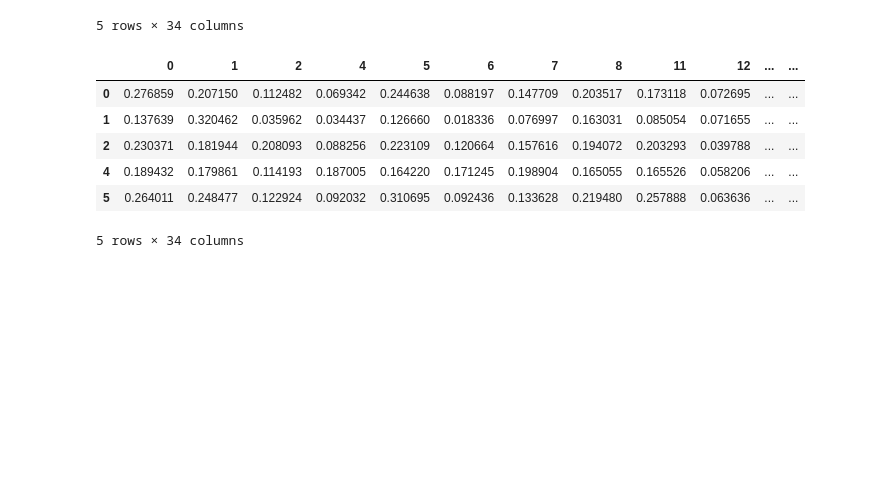
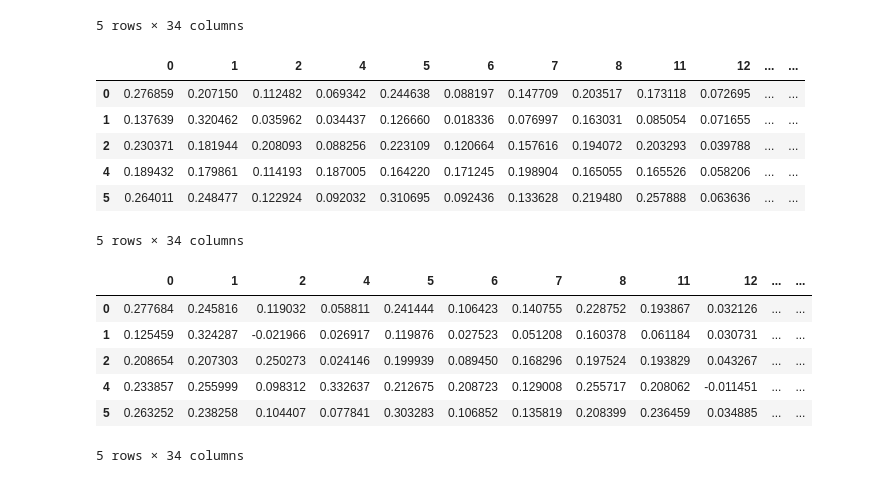
Before and after one commit to yashkher-123/transferability-through-representations, a Jupyter notebook: baselines/baseline_overview.ipynb, the cells around one changed output. Drawn from its saved outputs; the diff is of its cells as text; code cells hidden in the pictures; blank space fills up the shorter version.

```diff
--- a/baselines/baseline_overview.ipynb
+++ b/baselines/baseline_overview.ipynb
@@ -129,6 +129,21 @@ predicted_T.head()
 | 4 | 0.189432 | 0.179861 | 0.114193 | 0.187005 | 0.164220 | 0.171245 | 0.198904 | 0.165055 | 0.165526 | 0.058206 | ... | ... |
 | 5 | 0.264011 | 0.248477 | 0.122924 | 0.092032 | 0.310695 | 0.092436 | 0.133628 | 0.219480 | 0.257888 | 0.063636 | ... | ... |
 5 rows × 34 columns
+# %%
+predicted_T1 = pd.read_csv("../training/predicted_transfer_matrix.csv")
+predicted_T1.set_index("Unnamed: 0", inplace=True)
+predicted_T1.index.name = None
+predicted_T1.index = predicted_T1.index.astype(int)
+predicted_T1.columns = predicted_T1.columns.astype(int)
+predicted_T1.head()
+# %% [output]
+|  | 0 | 1 | 2 | 4 | 5 | 6 | 7 | 8 | 11 | 12 | ... | ... |
+| 0 | 0.277684 | 0.245816 | 0.119032 | 0.058811 | 0.241444 | 0.106423 | 0.140755 | 0.228752 | 0.193867 | 0.032126 | ... | ... |
+| 1 | 0.125459 | 0.324287 | -0.021966 | 0.026917 | 0.119876 | 0.027523 | 0.051208 | 0.160378 | 0.061184 | 0.030731 | ... | ... |
+| 2 | 0.208654 | 0.207303 | 0.250273 | 0.024146 | 0.199939 | 0.089450 | 0.168296 | 0.197524 | 0.193829 | 0.043267 | ... | ... |
+| 4 | 0.233857 | 0.255999 | 0.098312 | 0.332637 | 0.212675 | 0.208723 | 0.129008 | 0.255717 | 0.208062 | -0.011451 | ... | ... |
+| 5 | 0.263252 | 0.238258 | 0.104407 | 0.077841 | 0.303283 | 0.106852 | 0.135819 | 0.208399 | 0.236459 | 0.034885 | ... | ... |
+5 rows × 34 columns
 # %%
 # held out domains, everything else is training
 test_domains = [45, 46, 47, 49]
```
Also changed, not shown: parts of 6 cells of this notebook, 1 other file.
